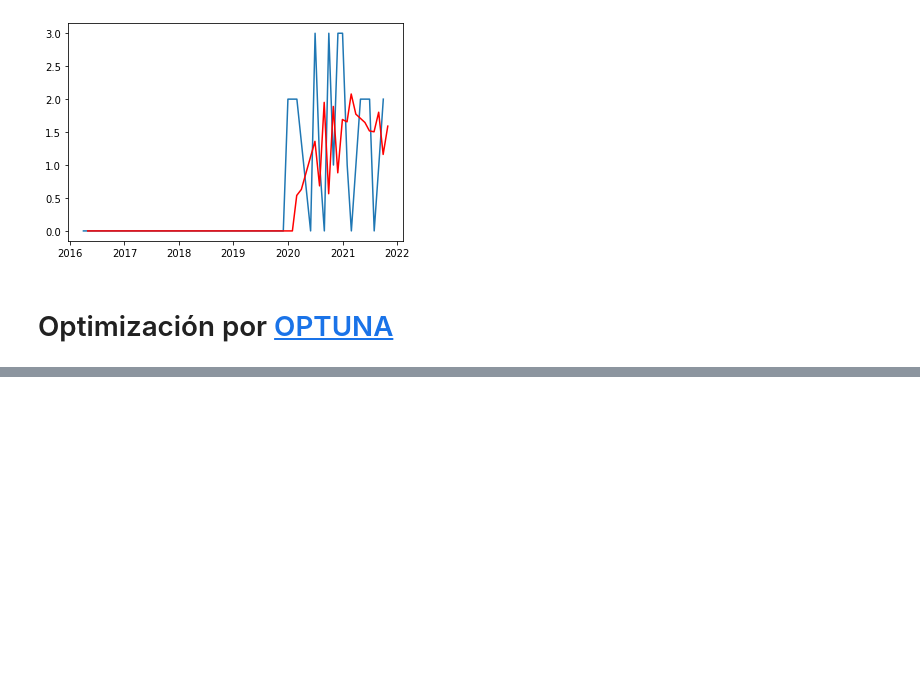
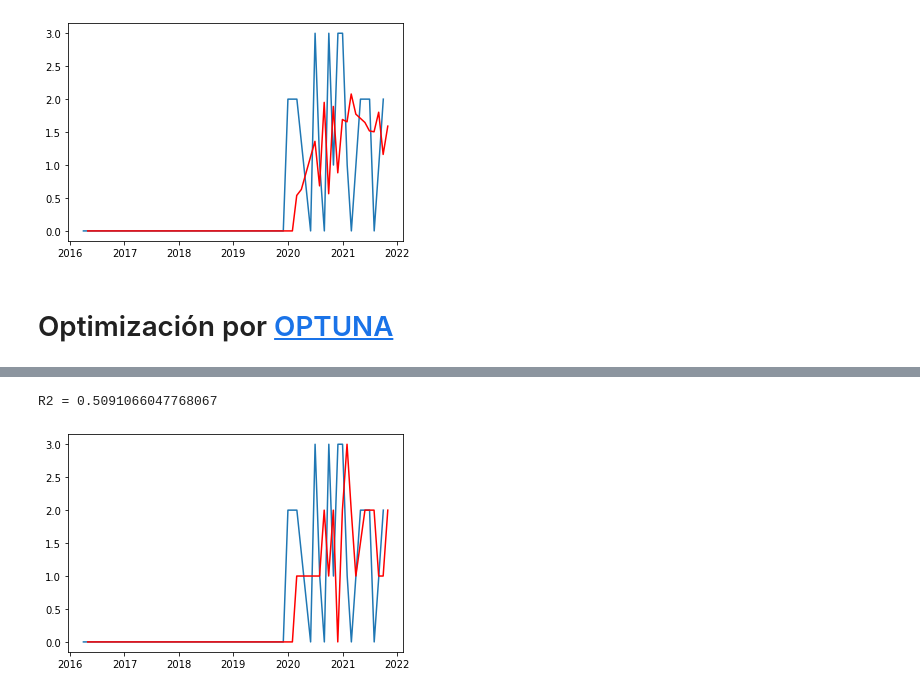
Before and after one commit to DavidCastilloAlvarado/timeseries_optimization, a Jupyter notebook: study_gruas/models/ARIMA/arima.ipynb, the cells around one changed output, grey strips where cells are left out. Drawn from its saved outputs; the diff is of its cells as text; code cells hidden in the pictures; blank space fills up the shorter version.

```diff
--- a/study_gruas/models/ARIMA/arima.ipynb
+++ b/study_gruas/models/ARIMA/arima.ipynb
@@ -82,6 +82,16 @@ Data columns (total 8 columns):
 dtypes: float64(8)
 memory usage: 4.0 KB
 # %%
+def arima_forecasting(data, ar=2, ii=1, ma=2):
+    """
+    Forecasting using ARIMA model.
+    """
+    df = data.copy()
+    df.index = pd.DatetimeIndex(df.index).to_period('M')
+    model = ARIMA(df, order=(ar,ii,ma))
+    results = model.fit()
+    return results
+
 def total_forecasting(data, ar=2, ii=1, ma=2):
     """
     Forecasting using ARIMA model.
@@ -147,0 +158,11 @@ plt.show()
+# %%
+idArticulo = 'filtrodeair'
+# {'ar': 7, 'ii': 1, 'ma': 10}
+result = arima_forecasting(df_time[[idArticulo]],  **study.best_params)
+r2 = r2_score(df_time[idArticulo], result.fittedvalues)
+print(f"R2 = {r2}")
+_ = plt.plot(df_time[[idArticulo]])
+_ = plt.plot(result.fittedvalues. apply(lambda x: round(x,0)) , color='red')
+# %% [output]
+R2 = 0.5091066047768067
+[figure, added]
```
Also changed, not shown: parts of 4 cells of this notebook.
